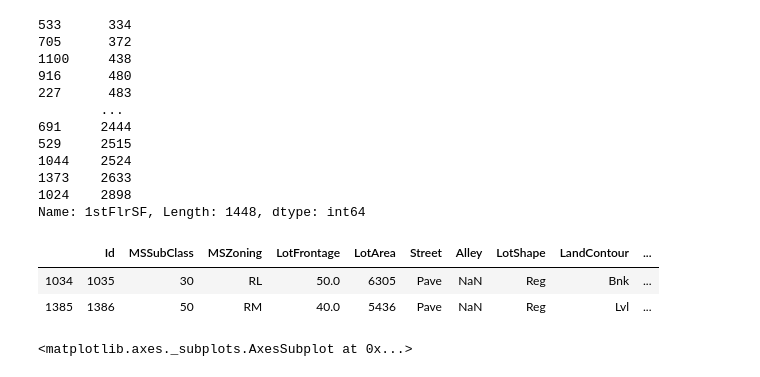
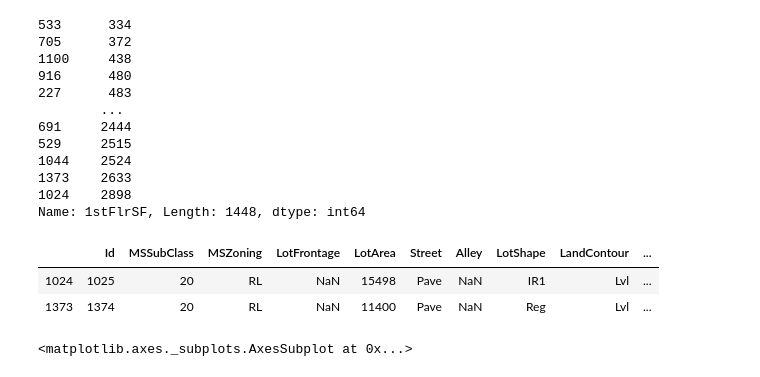
Before and after one commit to dayalume/python-code, a Jupyter notebook: 30 Nov LR Practice.ipynb, the cells around one changed output. Cells and saved outputs as stored; diff of their text form; code cells hidden in the pictures.

```diff
--- a/30 Nov LR Practice.ipynb
+++ b/30 Nov LR Practice.ipynb
@@ -376,11 +377,11 @@ trainData['1stFlrSF'].sort_values()
 1024    2898
 Name: 1stFlrSF, Length: 1448, dtype: int64
 # %%
-trainData.iloc[[1024,1373]]
+df.iloc[[1024,1373]]
 # %% [output]
 |  | Id | MSSubClass | MSZoning | LotFrontage | LotArea | Street | Alley | LotShape | LandContour | ... |
-| 1034 | 1035 | 30 | RL | 50.0 | 6305 | Pave | NaN | Reg | Bnk | ... |
-| 1385 | 1386 | 50 | RM | 40.0 | 5436 | Pave | NaN | Reg | Lvl | ... |
+| 1024 | 1025 | 20 | RL | NaN | 15498 | Pave | NaN | IR1 | Lvl | ... |
+| 1373 | 1374 | 20 | RL | NaN | 11400 | Pave | NaN | Reg | Lvl | ... |
 # %%
 sns.boxplot(trainData['2ndFlrSF'])
 # %% [output]
```
Also changed, not shown: parts of 56 cells of this notebook.
